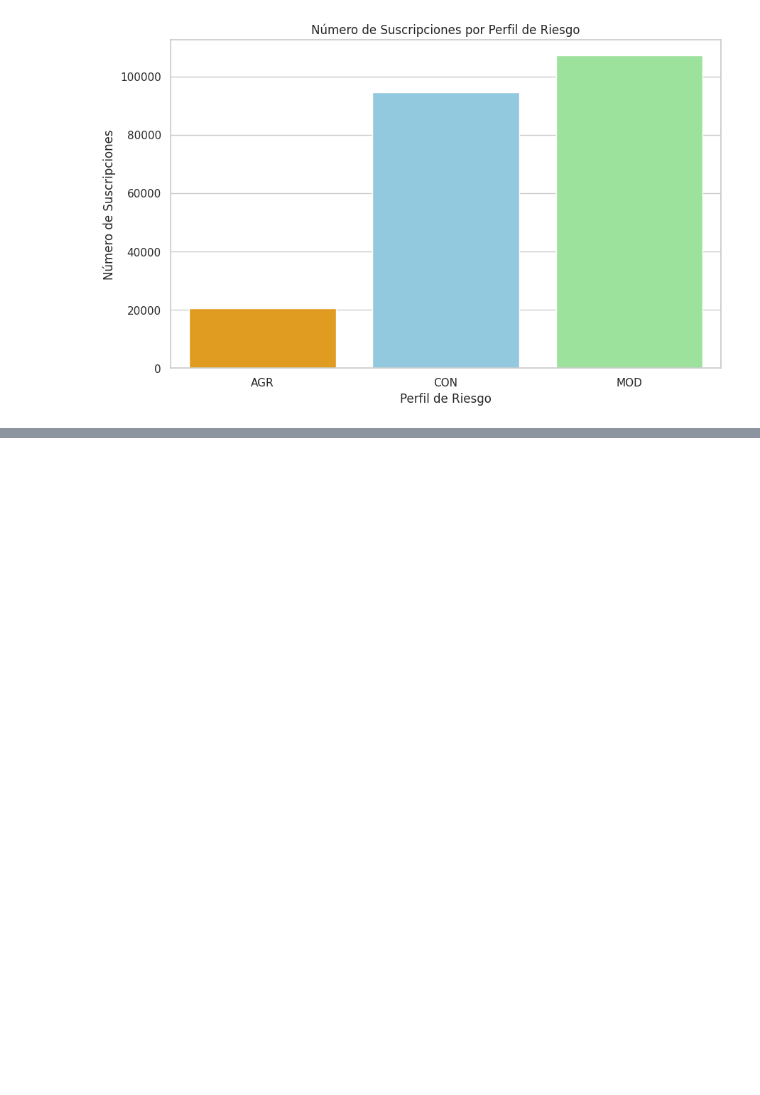
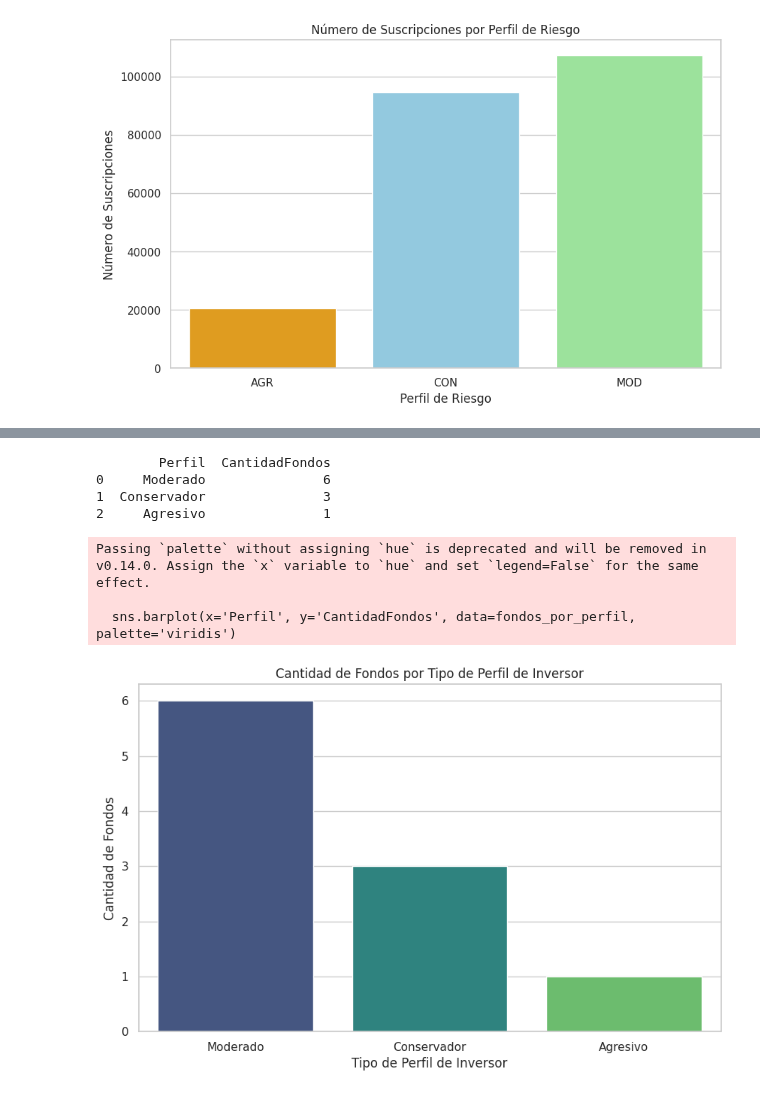
Before and after one commit to ndeleonardis/DataSetNoeliaDeLeonardis, a Jupyter notebook: entregable_datasciense_3_noelia_de_leonardis.ipynb, the cells around one changed output, grey strips where cells are left out. Drawn from its saved outputs; the diff is of its cells as text; code cells hidden in the pictures; blank space fills up the shorter version.

```diff
--- a/entregable_datasciense_3_noelia_de_leonardis.ipynb
+++ b/entregable_datasciense_3_noelia_de_leonardis.ipynb
@@ -327,0 +333,47 @@ Passing `palette` without assigning `hue` is deprecated and will be removed in v
+# %%
+# Crear un DataFrame a partir de la tabla proporcionada
+data = {
+    'Fondo': [
+        'Inmediato', 'Inmediato Plus', 'Ahorro Pesos',
+        'Abierto Pymes', 'Cobertura', 'Estrategico',
+        'Renta Futura', 'Renta Dólar', 'Renta Variable',
+        'Renta Pesos'
+    ],
+    'Perfil': [
+        'Conservador', 'Conservador', 'Conservador',
+        'Moderado', 'Moderado', 'Moderado',
+        'Moderado', 'Moderado', 'Agresivo',
+        'Moderado'
+    ]
+}
+
+df_fondos = pd.DataFrame(data)
+
+# Contar la cantidad de fondos por tipo de perfil
+fondos_por_perfil = df_fondos['Perfil'].value_counts().reset_index()
+fondos_por_perfil.columns = ['Perfil', 'CantidadFondos']
+
+# Verificar los datos
+print(fondos_por_perfil)
+
+# Configurar el estilo del gráfico
+sns.set(style="whitegrid")
+
+# Crear el gráfico de barras
+plt.figure(figsize=(10, 6))
+sns.barplot(x='Perfil', y='CantidadFondos', data=fondos_por_perfil, palette='viridis')
+
+# Configurar el título y las etiquetas
+plt.title('Cantidad de Fondos por Tipo de Perfil de Inversor')
+plt.xlabel('Tipo de Perfil de Inversor')
+plt.ylabel('Cantidad de Fondos')
+plt.show()
+# %% [output]
+        Perfil  CantidadFondos
+0     Moderado               6
+1  Conservador               3
+2     Agresivo               1
+Passing `palette` without assigning `hue` is deprecated and will be removed in v0.14.0. Assign the `x` variable to `hue` and set `legend=False` for the same effect.
+
+  sns.barplot(x='Perfil', y='CantidadFondos', data=fondos_por_perfil, palette='viridis')
+[figure, added]
```
Also changed, not shown: parts of 2 cells of this notebook.
